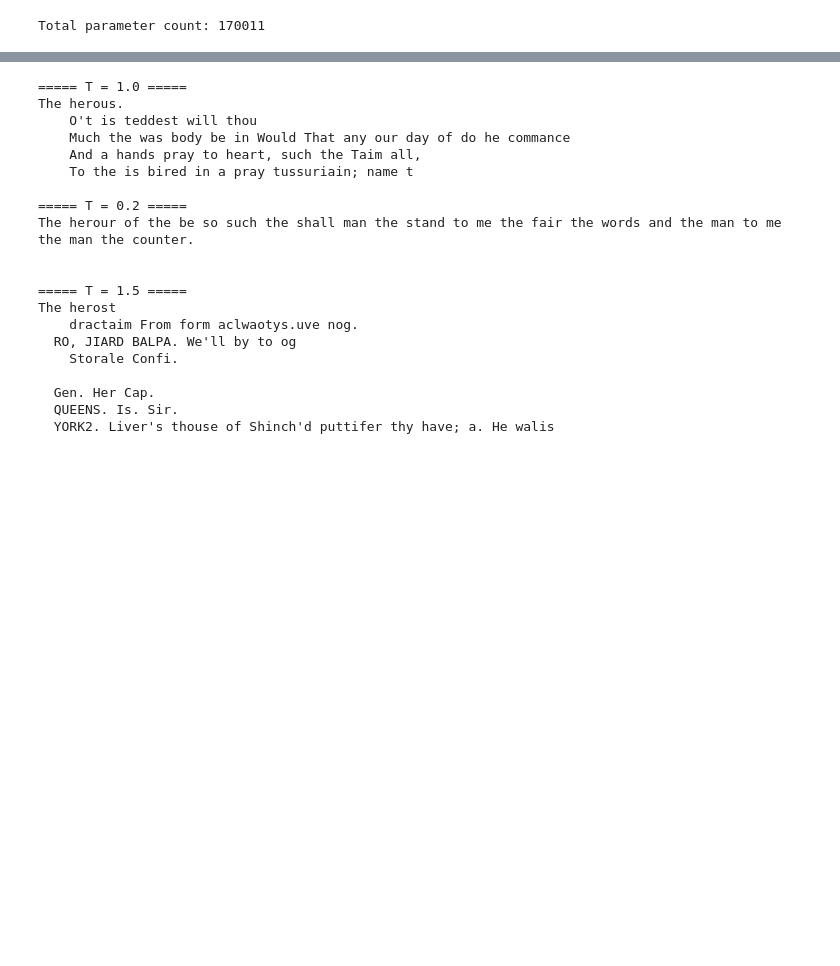
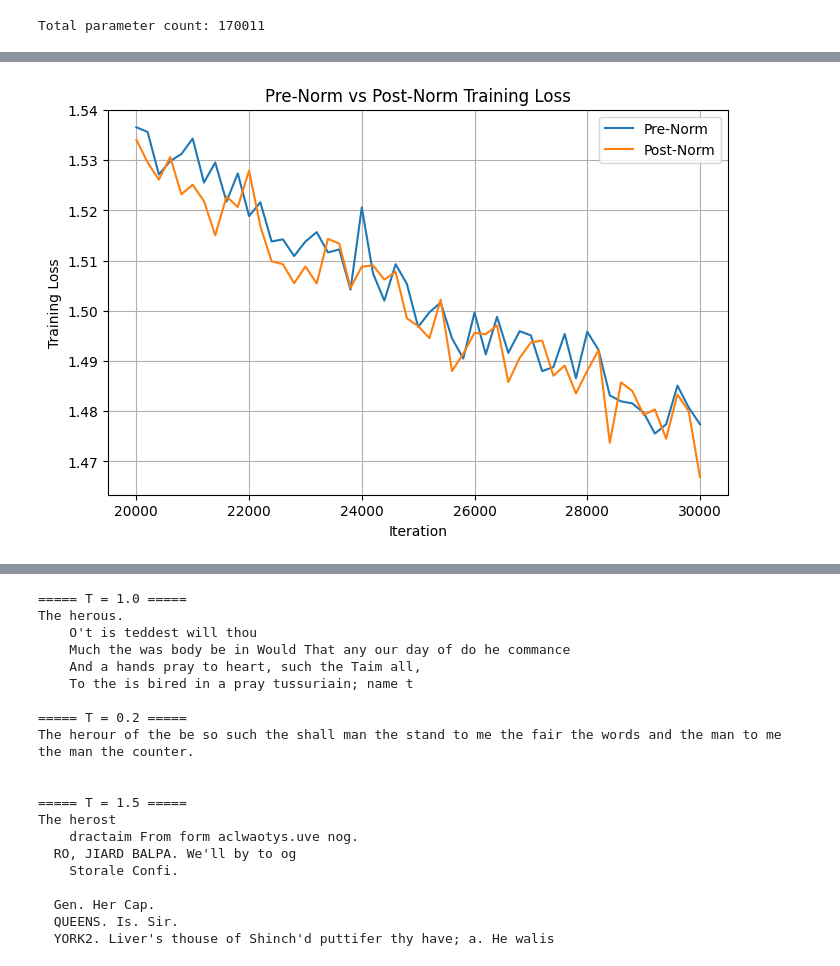
Before and after one commit to Saumya-svm/smai-spring26-a2, a Jupyter notebook: Q3_3B_notebook.ipynb, the cells around one changed output, grey strips where cells are left out. Drawn from its saved outputs; the diff is of its cells as text; code cells hidden in the pictures; blank space fills up the shorter version.

```diff
--- a/Q3_3B_notebook.ipynb
+++ b/Q3_3B_notebook.ipynb
@@ -304,0 +392,12 @@ step 1600 | train loss 2.2204 | val loss 2.2306
+# %%
+plt.figure(figsize=(8, 5))
+plt.plot(pre_stats["eval_steps"][100:], pre_stats["train_curve"][100:], label="Pre-Norm")
+plt.plot(post_stats["eval_steps"][100:], post_stats["train_curve"][100:], label="Post-Norm")
+plt.xlabel("Iteration")
+plt.ylabel("Training Loss")
+plt.title("Pre-Norm vs Post-Norm Training Loss")
+plt.legend()
+plt.grid(True)
+plt.show()
+# %% [output]
+[figure, added]
```
Also changed, not shown: parts of 12 cells of this notebook, 3 other files.
